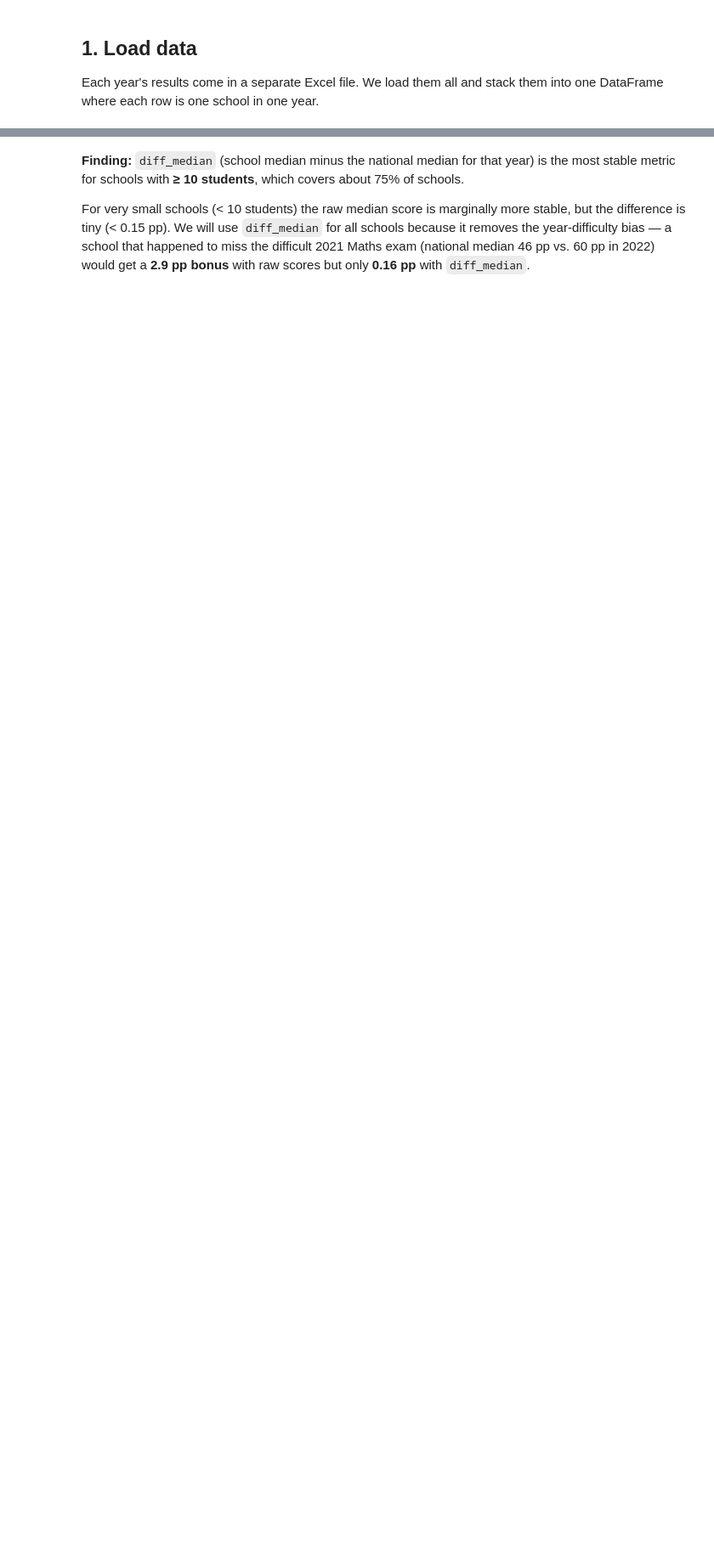
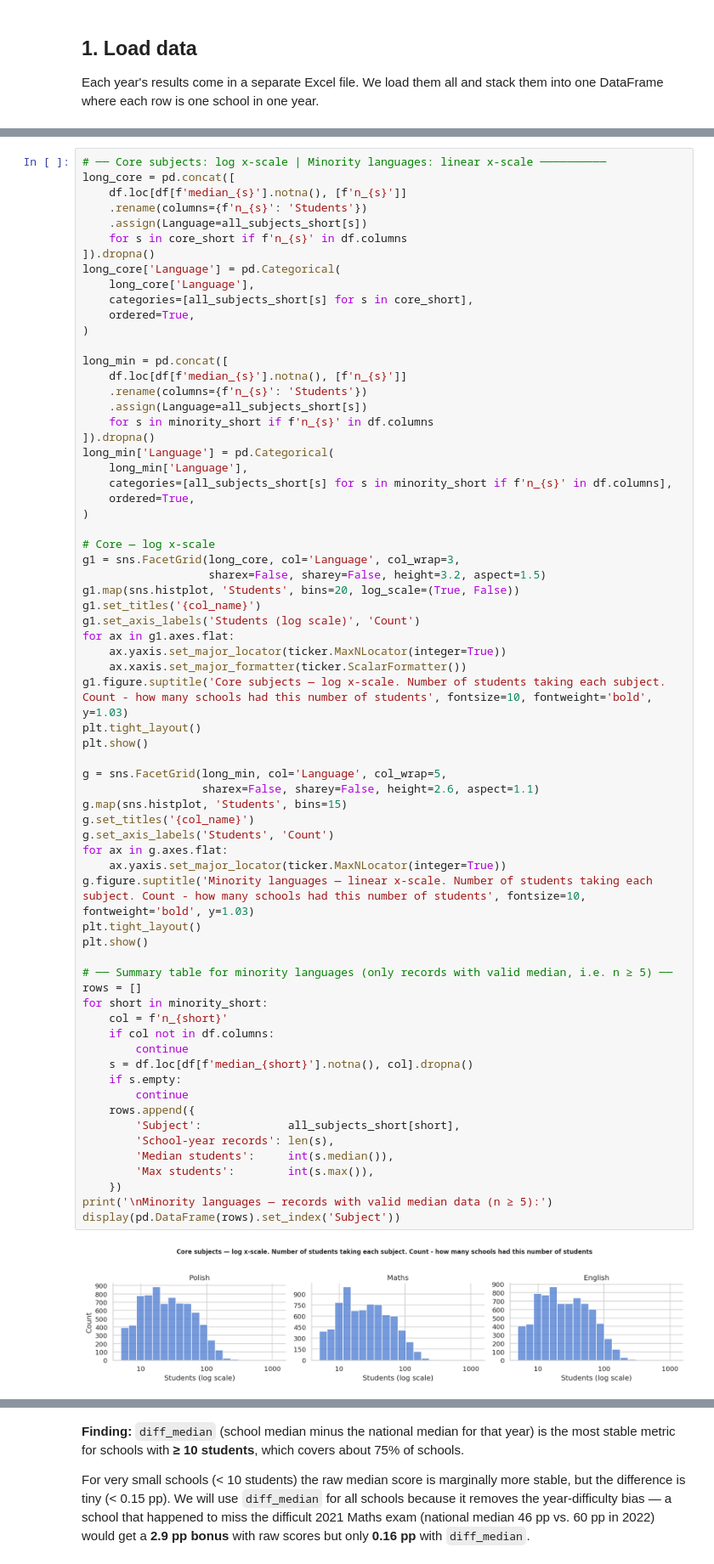
Before and after one commit to herbakamil/compare-primary-schools-mazowieckie, a Jupyter notebook: notebooks/how_to_measure_school_quality.ipynb, the cells around one changed output, grey strips where cells are left out. Shown at 85% size. Drawn from its saved outputs; the diff is of its cells as text; blank space fills up the shorter version.

Commit message:
Correct order of graphs in section explaining why only core subjects

```diff
--- a/notebooks/how_to_measure_school_quality.ipynb
+++ b/notebooks/how_to_measure_school_quality.ipynb
@@ -334,0 +279,69 @@ plt.show()
+# %%
+# ── Core subjects: log x-scale | Minority languages: linear x-scale ──────────
+long_core = pd.concat([
+    df.loc[df[f'median_{s}'].notna(), [f'n_{s}']]
+    .rename(columns={f'n_{s}': 'Students'})
+    .assign(Language=all_subjects_short[s])
+    for s in core_short if f'n_{s}' in df.columns
+]).dropna()
+long_core['Language'] = pd.Categorical(
+    long_core['Language'],
+    categories=[all_subjects_short[s] for s in core_short],
+    ordered=True,
+)
+
+long_min = pd.concat([
+    df.loc[df[f'median_{s}'].notna(), [f'n_{s}']]
+    .rename(columns={f'n_{s}': 'Students'})
+    .assign(Language=all_subjects_short[s])
+    for s in minority_short if f'n_{s}' in df.columns
+]).dropna()
+long_min['Language'] = pd.Categorical(
+    long_min['Language'],
+    categories=[all_subjects_short[s] for s in minority_short if f'n_{s}' in df.columns],
+    ordered=True,
+)
+
+# Core — log x-scale
+g1 = sns.FacetGrid(long_core, col='Language', col_wrap=3,
+                   sharex=False, sharey=False, height=3.2, aspect=1.5)
+g1.map(sns.histplot, 'Students', bins=20, log_scale=(True, False))
+g1.set_titles('{col_name}')
+g1.set_axis_labels('Students (log scale)', 'Count')
+for ax in g1.axes.flat:
+    ax.yaxis.set_major_locator(ticker.MaxNLocator(integer=True))
+    ax.xaxis.set_major_formatter(ticker.ScalarFormatter())
+g1.figure.suptitle('Core subjects — log x-scale. Number of students taking each subject. Count - how many schools had this number of students', fontsize=10, fontweight='bold', y=1.03)
+plt.tight_layout()
+plt.show()
+
+g = sns.FacetGrid(long_min, col='Language', col_wrap=5,
+                  sharex=False, sharey=False, height=2.6, aspect=1.1)
+g.map(sns.histplot, 'Students', bins=15)
+g.set_titles('{col_name}')
+g.set_axis_labels('Students', 'Count')
+for ax in g.axes.flat:
+    ax.yaxis.set_major_locator(ticker.MaxNLocator(integer=True))
+g.figure.suptitle('Minority languages — linear x-scale. Number of students taking each subject. Count - how many schools had this number of students', fontsize=10, fontweight='bold', y=1.03)
+plt.tight_layout()
+plt.show()
+
+# ── Summary table for minority languages (only records with valid median, i.e. n ≥ 5) ──
+rows = []
+for short in minority_short:
+    col = f'n_{short}'
+    if col not in df.columns:
+        continue
+    s = df.loc[df[f'median_{short}'].notna(), col].dropna()
+    if s.empty:
+        continue
+    rows.append({
+        'Subject':             all_subjects_short[short],
+        'School-year records': len(s),
+        'Median students':     int(s.median()),
+        'Max students':        int(s.max()),
+    })
+print('\nMinority languages — records with valid median data (n ≥ 5):')
+display(pd.DataFrame(rows).set_index('Subject'))
+# %% [output]
+[figure, added]
```
Also changed, not shown: parts of 23 cells of this notebook.
